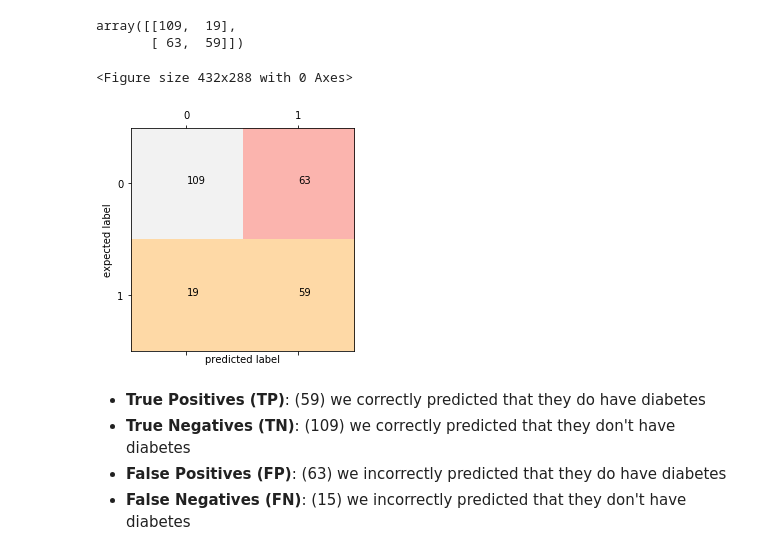
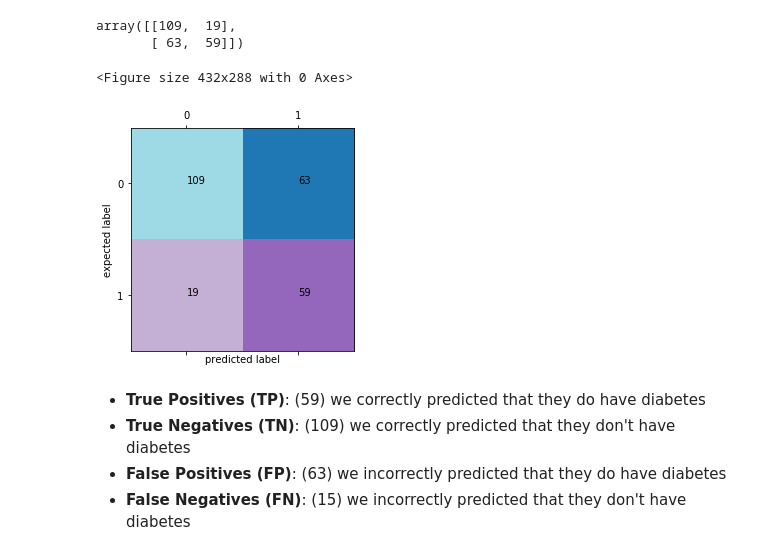
Before and after one commit to ironhacksao-datateam/june2019-ft, a Jupyter notebook: week_5/Regressão Logística/Regressao Logistica - Exercicios.ipynb, the cells around one changed output. Drawn from its saved outputs; the diff is of its cells as text; code cells hidden in the pictures.

```diff
--- a/week_5/Regressão Logística/Regressao Logistica - Exercicios.ipynb
+++ b/week_5/Regressão Logística/Regressao Logistica - Exercicios.ipynb
@@ -173,18 +192,18 @@ array([[109,  19],
        [ 63,  59]])
 # %%
 plt.figure()
-plt.matshow(cnf_matrix, cmap='Pastel1')
+plt.matshow(cnf_matrix, cmap='tab20')
 
 for x in range(0, 2):
     for y in range(0, 2):
         plt.text(x, y, cnf_matrix[x, y])
 
 plt.ylabel('expected label')
 plt.xlabel('predicted label')
 plt.show()
 # %% [output]
 <Figure size 432x288 with 0 Axes>
-[figure, old version]
+[figure, new version]
 # %% [markdown]
 * __True Positives (TP)__: (59) we correctly predicted that they do have diabetes
 * __True Negatives (TN)__: (109) we correctly predicted that they don't have diabetes
```
Also changed, not shown: parts of 9 cells of this notebook.
